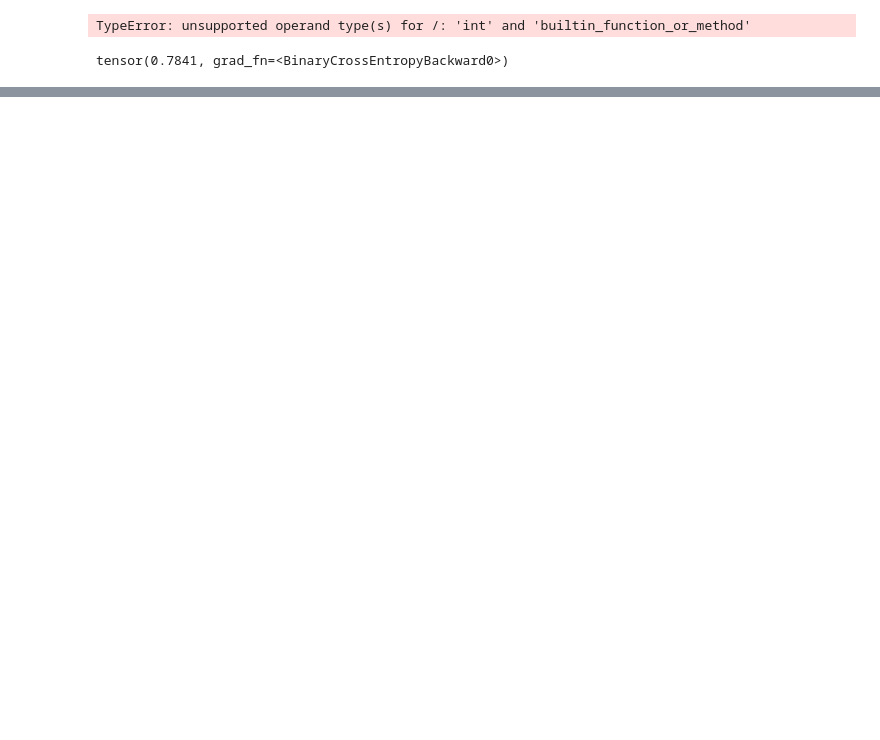
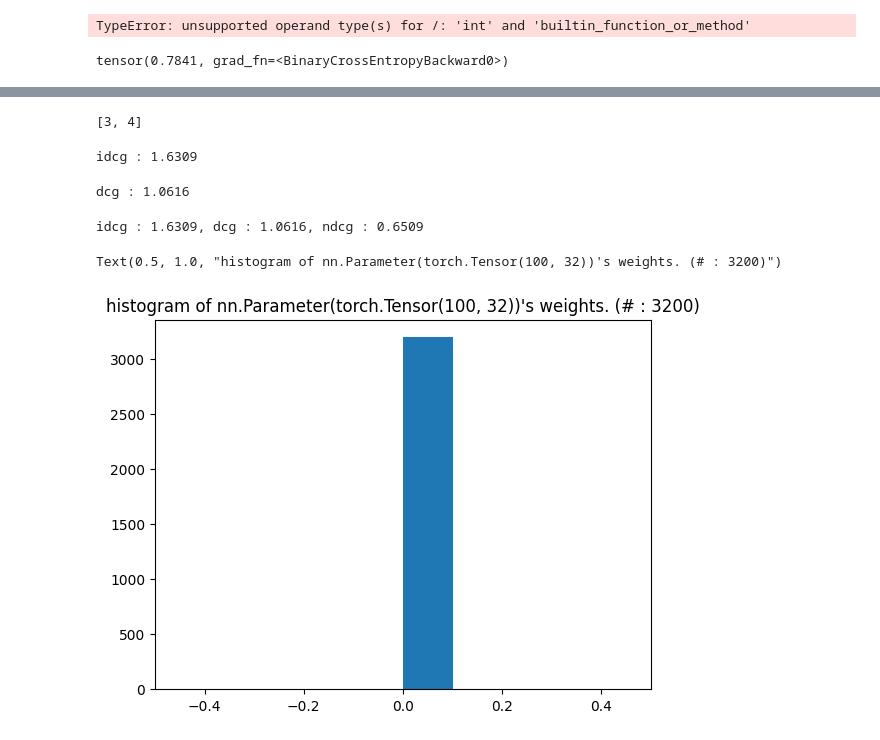
Before and after one commit to kyeongchan92/NeuMF, a Jupyter notebook: test.ipynb, the cells around one changed output, grey strips where cells are left out. Cells and saved outputs as stored; diff of their text form; code cells hidden in the pictures; blank space fills up the shorter version.

```diff
--- a/test.ipynb
+++ b/test.ipynb
@@ -291,0 +259,4 @@ tensor(0.7841, grad_fn=<BinaryCrossEntropyBackward0>)
+# %%
+[x for x in predicted if not (x in seen or seen.add(x))]
+# %% [output]
+[3, 4]
@@ -291,0 +267,32 @@ tensor(0.7841, grad_fn=<BinaryCrossEntropyBackward0>)
+# %%
+# idcg
+cal_num = min(k, len(actual_set))
+idcg = sum([1.0 / np.log2(i + 1) for i in range(1, cal_num+1)])
+print(f"idcg : {idcg:.4f}")
+# %% [output]
+idcg : 1.6309
+# %%
+# dcg
+dcg = 0
+for i, item in enumerate(pred, start=1):
+    if item in actual_set:
+        dcg += 1.0 / np.log2(i + 1)
+
+print(f"dcg : {dcg:.4f}")
+# %% [output]
+dcg : 1.0616
+# %%
+# ndcg
+ndcg_k = dcg / idcg
+print(f"idcg : {idcg:.4f}, dcg : {dcg:.4f}, ndcg : {ndcg_k:.4f}")
+# %% [output]
+idcg : 1.6309, dcg : 1.0616, ndcg : 0.6509
+# %%
+parameter = torch.nn.Parameter(torch.Tensor(100, 32))
+import matplotlib.pyplot as plt
+plt.hist(parameter.detach().numpy().reshape(-1))
+plt.xlim(-0.5, 0.5)
+plt.title("histogram of nn.Parameter(torch.Tensor(100, 32))'s weights. (# : 3200)")
+# %% [output]
+Text(0.5, 1.0, "histogram of nn.Parameter(torch.Tensor(100, 32))'s weights. (# : 3200)")
+[figure, added]
```
Also changed, not shown: parts of 82 cells of this notebook, 10 other files.
